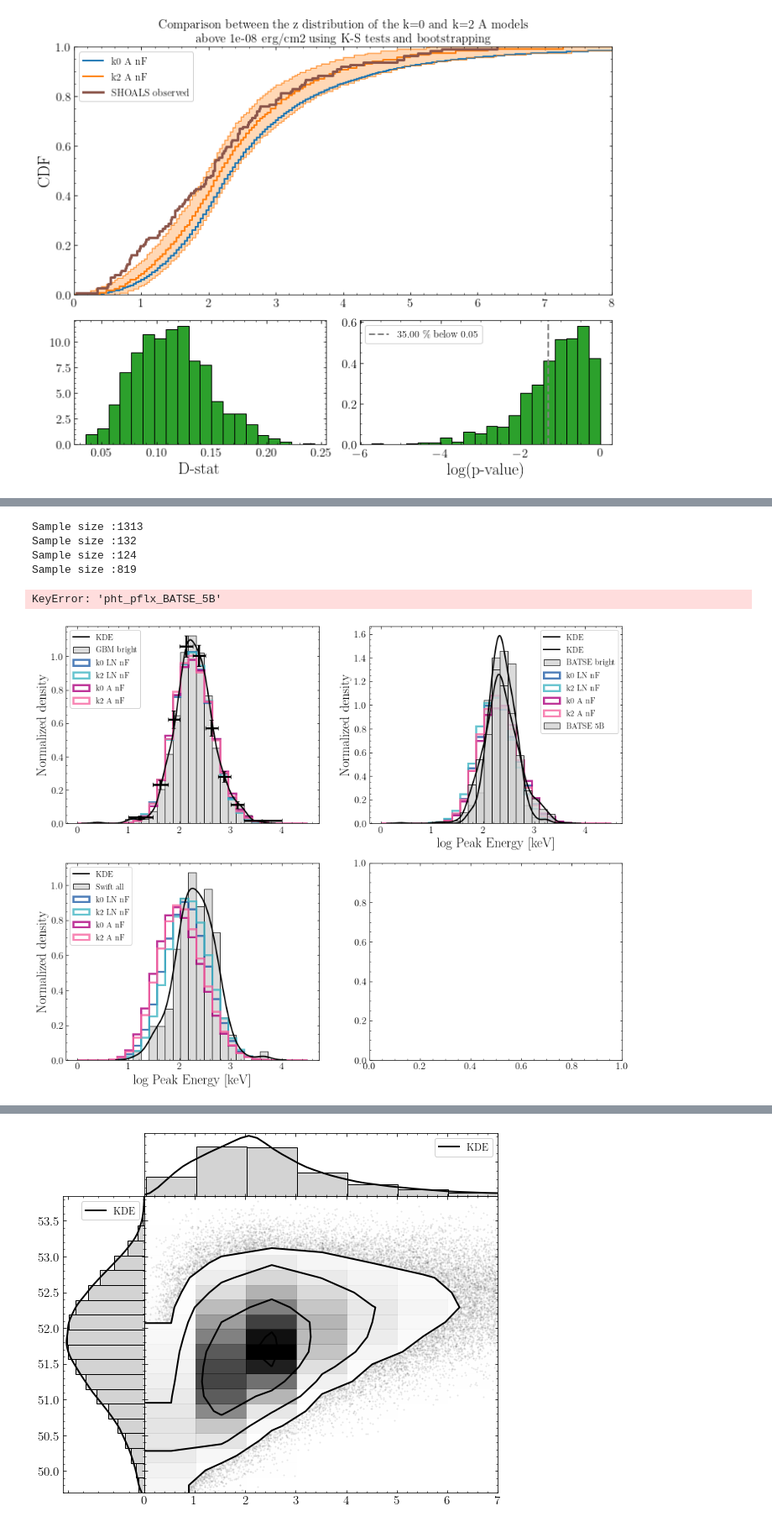
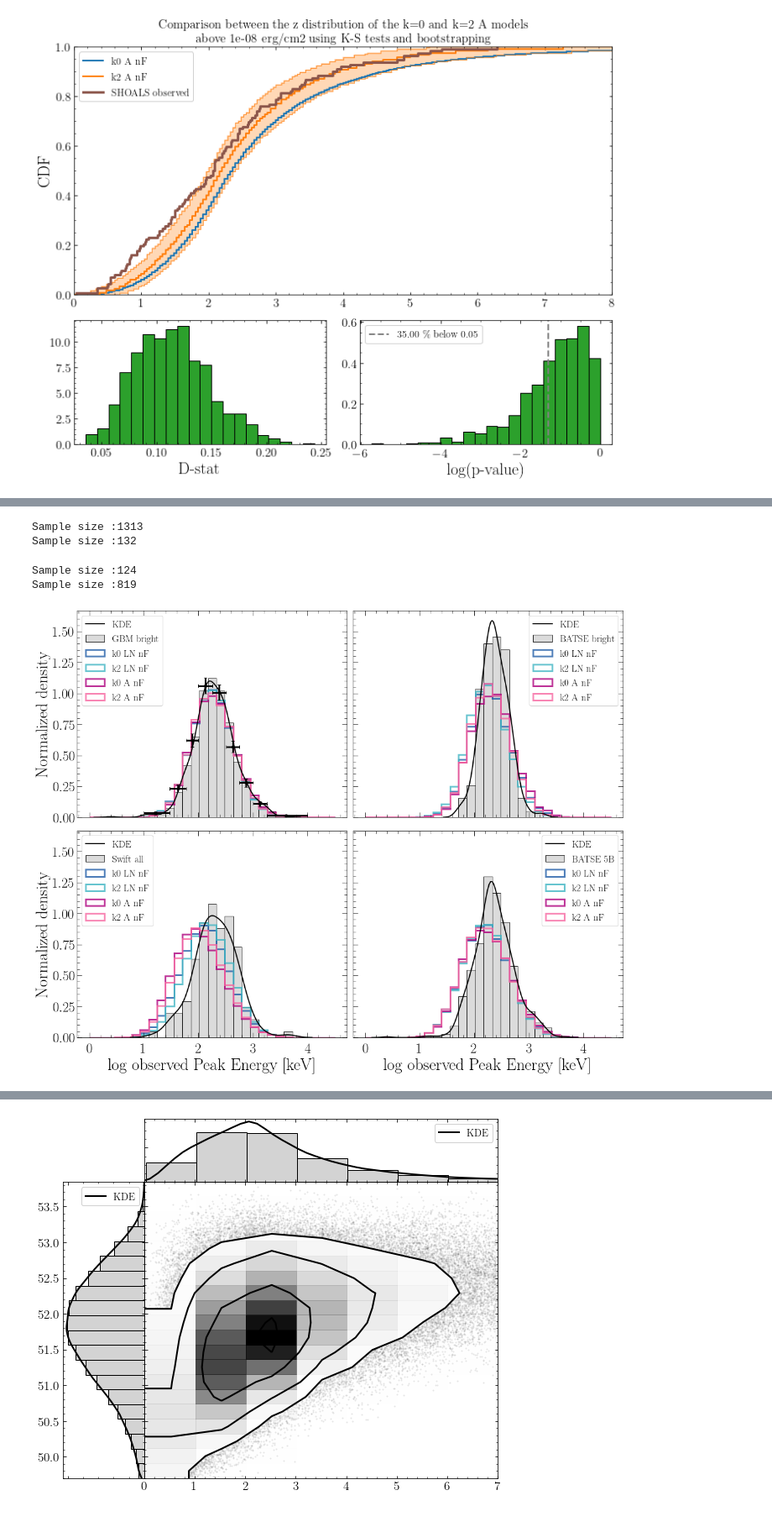
Before and after one commit to JPalmerio/GRB_population_model, a Jupyter notebook: ipynb_codes/Compare_best_models.ipynb, the cells around one changed output, grey strips where cells are left out. Shown at 84% size. Saved outputs shown, nothing was run; the diff lists cells and outputs as text; code cells hidden in the pictures.

```diff
--- a/ipynb_codes/Compare_best_models.ipynb
+++ b/ipynb_codes/Compare_best_models.ipynb
@@ -37,7 +37,7 @@ logging.basicConfig(stream=sys.stdout, level=logging.DEBUG,
                     format='%(asctime)s.%(msecs)03d [%(levelname)s] %(message)s',
                     datefmt='%H:%M:%S')
 
-plt.style.use('presentation')
+plt.style.use('paper')
 # %%
 paths_to_dir, paths_to_files = io.generate_paths()
 # %% [output]
@@ -170,8 +149,3 @@ dfs[mod]
-# %%
-dfs_old = {}
-for mod in model_names:
-    dfs_old[mod] = pd.read_parquet(paths_to_dir['output'] + f'/population_{mod}')
-    dfs_old[mod][key] = df[mod][key]
 # %%
 # Save the best populations to avoid recalculating each time
 if not load_files:
@@ -319,19 +292,23 @@ for mod in model_names_ks:
 # %%
 # Plot the redshift distribution expected for SHOALS in the case of k=0 and k=2 for LogNormal and Amati models
 # Also compute the KS tests between these redshift distributions and the observed SHOALS redshift distribution
-fig, ax = plt.subplots(figsize=(10,8))
-df_obs = obs.read_SHOALS_file()
+fig, ax = plt.subplots(figsize=(8,6))
+df_obs = io.read_SHOALS_file()
 for i,mod in enumerate(model_names_ks):
     print(f"################# {mod} #####################")
-    obs.plot_SHOALS_distr(dfs[mod][dfs[mod]['pdet_SHOALS']==1]['z'],
+    pf.plot_SHOALS_distr(dfs[mod][dfs[mod]['pdet_SHOALS']==1]['z'],
                           key='z',
                           plot_obs=(i==0),
                           cumul=True,
-                          fig=fig,
+                          ax=ax,
                           mod_color=colors[i],
                           mod_label=mod.replace('_',' '))
     D_stat, p_value = ks_2samp(dfs[mod][dfs[mod]['pdet_SHOALS']==1]['z'], df_obs['z'])
     print("D-stat, p_value = {:.3f}, {:.3f}".format(D_stat, p_value))
+ax.set_xlabel('Redshift (z)')
+ax.set_xlim(0,8)
+# plt.savefig('/Users/palmerio/Science_projects/Papers/LGRB_population_model/plots/SHOALS_z_distr.pdf')
+plt.show()
 # %% [output]
 ################# k0_LN_nF #####################
 D-stat, p_value = 0.069, 0.661
@@ -650,13 +684,14 @@ def plot_obs_property(fname, key, func=None, func_args={}, ax=None, log=False, k
 # Now look at Ep-L plane and Ep distributions of various observed samples to try to distinguish between
 # Amati-like (intrinsic correlation) scenarios and LogNormal scenarios
 bins = np.linspace(0,4.5, 30)
-fig, axes = plt.subplots(2,2, figsize=(15,12))
+fig, axes = plt.subplots(2,2, figsize=(15,12), sharex='all', sharey='all')
 ax = axes[0,0]
 ax2 = axes[1,0]
 ax3 = axes[0,1]
+ax4 = axes[1,1]
 
 # GBM bright
-plot_obs_property('../catalogs/GBM_cat/fermi_GBM_cat_total.dat',
+pf.plot_obs_property('../catalogs/GBM_cat/fermi_GBM_cat_total.dat',
                   key='pflx_band_epeak',
                   func=[msc.filter_df, msc.filter_df],
                   func_args=[{'filtering_key':'t90', 'lim_min':2, 'errors':'coerce'},
@@ -681,7 +716,7 @@ pf.plot_EpGBM(fname=paths_to_dir['root']/'observational_constraints/EpGBM_for_pl
 
 
 # Swift
-plot_obs_property('../catalogs/Swift_cat/Swift_cat_complete.txt',
+pf.plot_obs_property('../catalogs/Swift_cat/Swift_cat_complete.txt',
                   key='bat_epeak',
                   func=[msc.filter_df, msc.filter_df],
                   func_args=[{'filtering_key':'bat_t90', 'lim_min':2, 'errors':'coerce'},
@@ -696,7 +731,7 @@ for i,mod in enumerate(model_names_ks):
             bins=bins, color=colors[i], histtype='step', linewidth=3, label=mod.replace('_',' '))
 
 
-ax2.set_xlabel(r'log Peak Energy $\rm{[keV]}$')
+ax2.set_xlabel(r'log observed Peak Energy $\rm{[keV]}$')
 ax2.set_ylabel(r'Normalized density')
 ax2.legend(loc='upper left')
 
@@ -715,44 +750,40 @@ for i,mod in enumerate(model_names_ks):
     ax3.hist(np.log10(dfs[mod][cond]['Epobs']), alpha=0.8, density=True,
             bins=bins, color=colors[i], histtype='step', linewidth=3, label=mod.replace('_',' '))
 
 
-ax3.set_xlabel(r'log Peak Energy $\rm{[keV]}$')
-ax3.set_ylabel(r'Normalized density')
 ax3.legend()
 
 # BATSE 20 - 2000 keV
 pf.plot_obs_property('../catalogs/BATSE_cat/BATSE_cat_complete_5B.txt',
                   key='pflx_band_epeak',
                   func=msc.filter_df,
                   func_args={'filtering_key':'pflx_band_phtflux', 'lim_min':2.},
                   log=True, verbose=True, kde=True,
                   bins=np.linspace(0,4.5, 30),
-                  ax=ax3, density=True, label='BATSE 5B', alpha=0.8,
+                  ax=ax4, density=True, label='BATSE 5B', alpha=0.8,
                   color='lightgray', errors='coerce')
 
 for i,mod in enumerate(model_names_ks):
     cond = dfs[mod]['pht_pflx_BATSE_5B'] >= 2.0
-    ax3.hist(np.log10(dfs[mod][cond]['Epobs']), alpha=0.8, density=True,
+    ax4.hist(np.log10(dfs[mod][cond]['Epobs']), alpha=0.8, density=True,
             bins=bins, color=colors[i], histtype='step', linewidth=3, label=mod.replace('_',' '))
 
 
-ax3.set_xlabel(r'log Peak Energy $\rm{[keV]}$')
-ax3.set_ylabel(r'Normalized density')
-ax3.legend()
+ax4.set_xlabel(r'log observed Peak Energy $\rm{[keV]}$')
+ax4.legend()
 
 
 
 
 
 fig.subplots_adjust(hspace=0, wspace=0)
 plt.show()
 # %% [output]
 Sample size :1313
 Sample size :132
-Sample size :124
-Sample size :819
-KeyError: 'pht_pflx_BATSE_5B'
+Sample size :124
+Sample size :819
-[figure, old version]
+[figure, new version]
 # %%
 for i,mod in enumerate(model_names_ks):
     cond = dfs[mod]['pht_pflx_BAT'] >= 2.6
```
Also changed, not shown: parts of 14 cells of this notebook, 12 other files.
